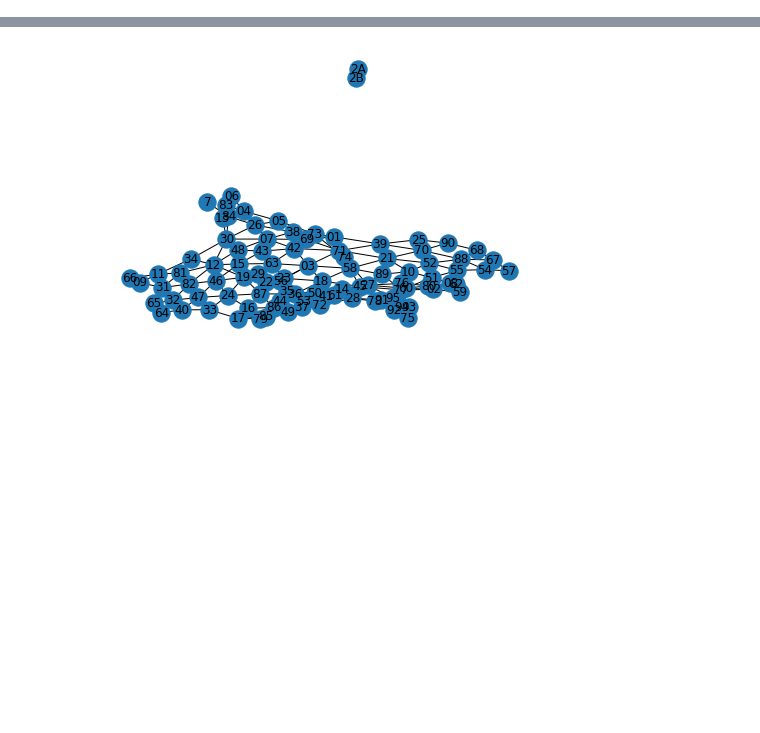
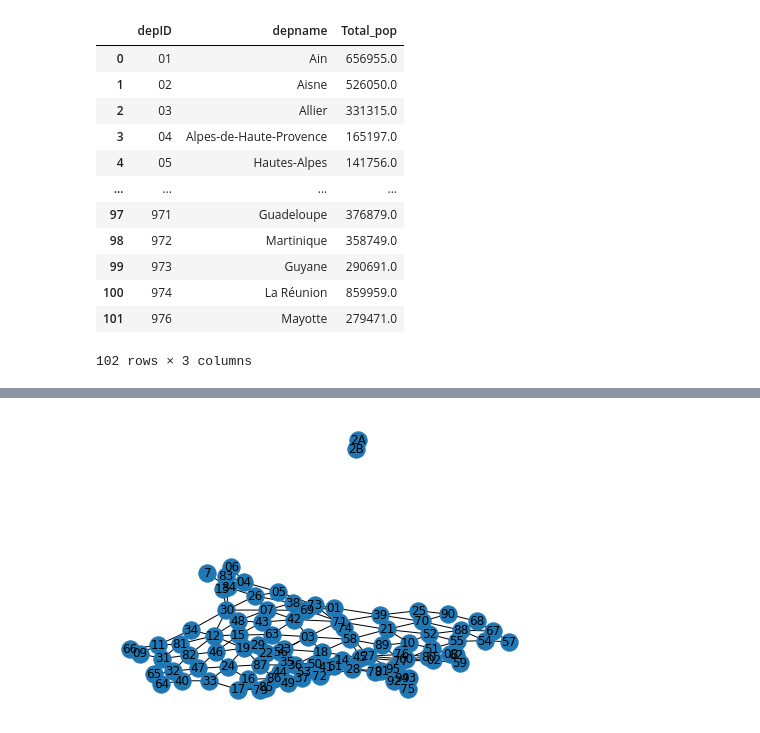
Before and after one commit to mlfpm/HospiNet, a Jupyter notebook: Build_graph.ipynb, the cells around one changed output, grey strips where cells are left out. Saved outputs shown, nothing was run; the diff lists cells and outputs as text; code cells hidden in the pictures; blank space fills up the shorter version.

```diff
--- a/Build_graph.ipynb
+++ b/Build_graph.ipynb
@@ -15,0 +14,18 @@ with open('./processed_data/departments.pkl', 'rb') as handle:
+# %%
+import pandas as pd
+pop = pd.read_csv('./France_Hospital_data/France_population_per_department.csv')
+pop
+# %% [output]
+|  | depID | depname | Total_pop |
+| 0 | 01 | Ain | 656955.0 |
+| 1 | 02 | Aisne | 526050.0 |
+| 2 | 03 | Allier | 331315.0 |
+| 3 | 04 | Alpes-de-Haute-Provence | 165197.0 |
+| 4 | 05 | Hautes-Alpes | 141756.0 |
+| ... | ... | ... | ... |
+| 97 | 971 | Guadeloupe | 376879.0 |
+| 98 | 972 | Martinique | 358749.0 |
+| 99 | 973 | Guyane | 290691.0 |
+| 100 | 974 | La Réunion | 859959.0 |
+| 101 | 976 | Mayotte | 279471.0 |
+102 rows × 3 columns
```
Also changed, not shown: parts of 5 cells of this notebook.
